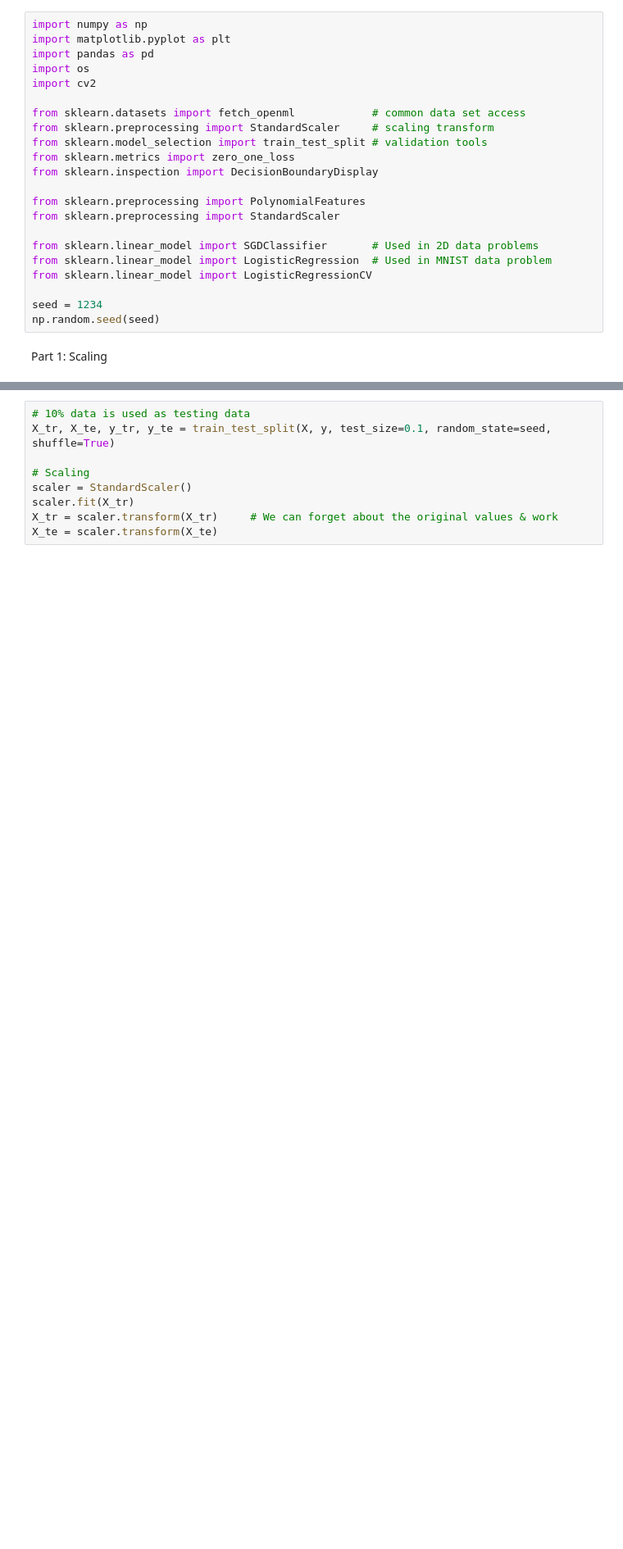
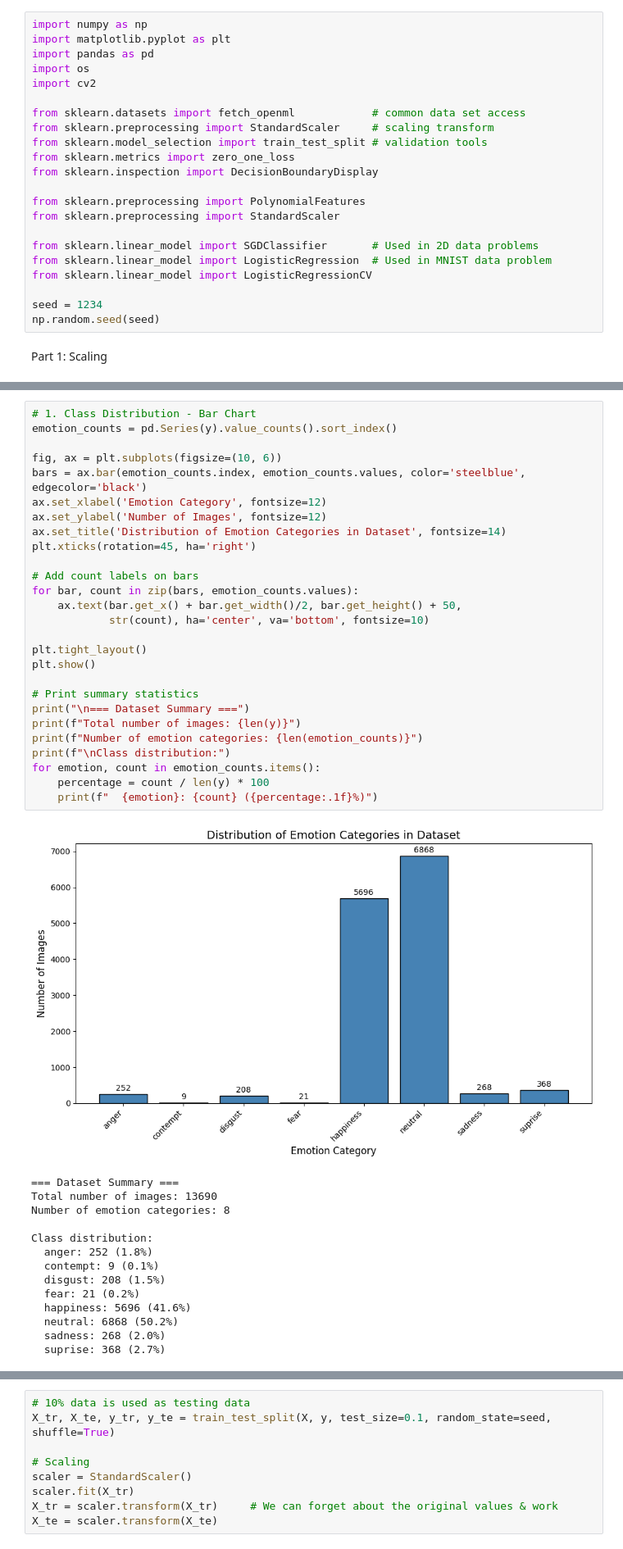
Before and after one commit to ziqil40/Emotion-Detection, a Jupyter notebook: Training.ipynb, the cells around one changed output, grey strips where cells are left out. Shown at 82% size. Drawn from its saved outputs; the diff is of its cells as text; blank space fills up the shorter version.

Commit message:
headers and visualization

```diff
--- a/Training.ipynb
+++ b/Training.ipynb
@@ -101,0 +87,42 @@ suprise: 368
+# %%
+# 1. Class Distribution - Bar Chart
+emotion_counts = pd.Series(y).value_counts().sort_index()
+
+fig, ax = plt.subplots(figsize=(10, 6))
+bars = ax.bar(emotion_counts.index, emotion_counts.values, color='steelblue', edgecolor='black')
+ax.set_xlabel('Emotion Category', fontsize=12)
+ax.set_ylabel('Number of Images', fontsize=12)
+ax.set_title('Distribution of Emotion Categories in Dataset', fontsize=14)
+plt.xticks(rotation=45, ha='right')
+
+# Add count labels on bars
+for bar, count in zip(bars, emotion_counts.values):
+    ax.text(bar.get_x() + bar.get_width()/2, bar.get_height() + 50,
+            str(count), ha='center', va='bottom', fontsize=10)
+
+plt.tight_layout()
+plt.show()
+
+# Print summary statistics
+print("\n=== Dataset Summary ===")
+print(f"Total number of images: {len(y)}")
+print(f"Number of emotion categories: {len(emotion_counts)}")
+print(f"\nClass distribution:")
+for emotion, count in emotion_counts.items():
+    percentage = count / len(y) * 100
+    print(f"  {emotion}: {count} ({percentage:.1f}%)")
+# %% [output]
+[figure, added]
+=== Dataset Summary ===
+Total number of images: 13690
+Number of emotion categories: 8
+
+Class distribution:
+  anger: 252 (1.8%)
+  contempt: 9 (0.1%)
+  disgust: 208 (1.5%)
+  fear: 21 (0.2%)
+  happiness: 5696 (41.6%)
+  neutral: 6868 (50.2%)
+  sadness: 268 (2.0%)
+  suprise: 368 (2.7%)
```
Also changed, not shown: parts of 9 cells of this notebook.
